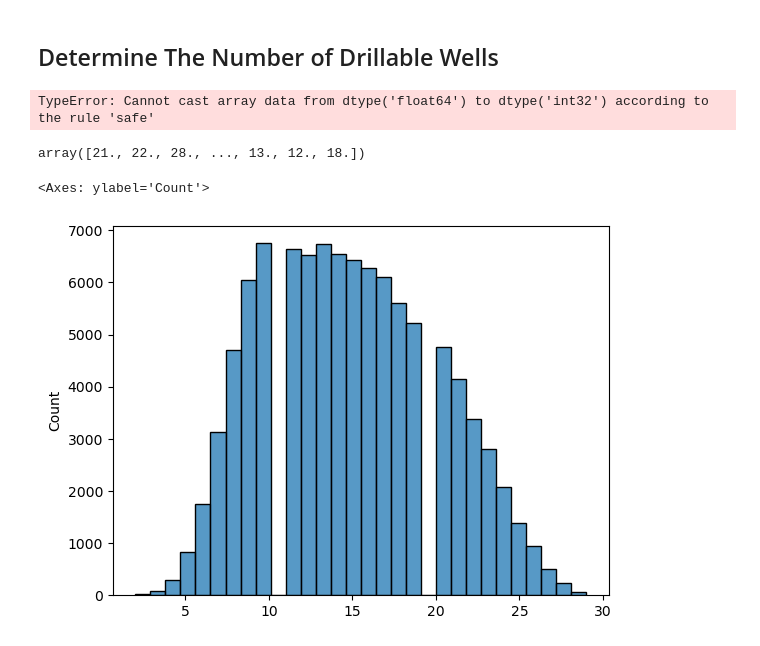
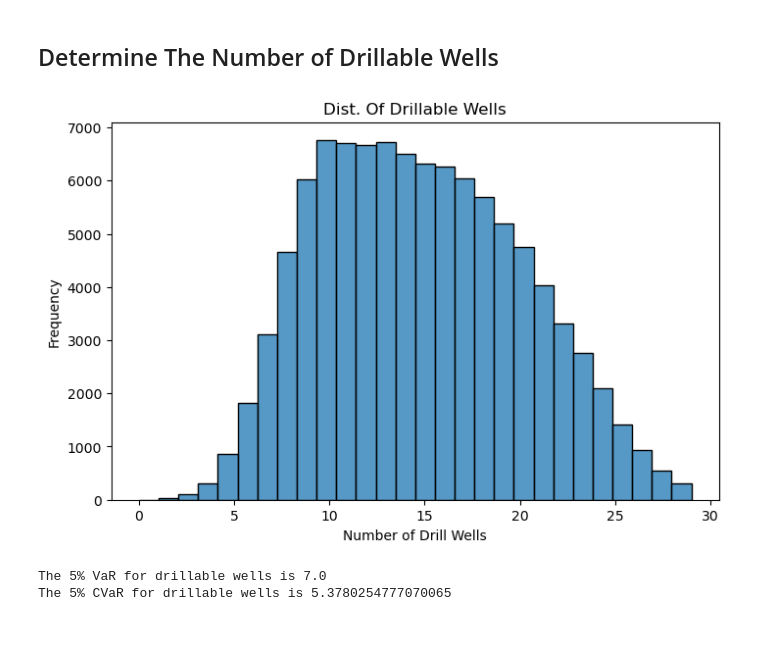
Before and after one commit to SterlingHayden/Simulation-and-Risk, a Jupyter notebook: HW/HW-03/HW-03.ipynb, the cells around one changed output. Cells and saved outputs as stored; diff of their text form; code cells hidden in the pictures.

Commit message:
fix error + add phase 1 and 2 + Var and CVaR

```diff
--- a/HW/HW-03/HW-03.ipynb
+++ b/HW/HW-03/HW-03.ipynb
@@ -48,20 +101,31 @@ plt.show()
 # %%
 # Simulate number of total wells
 num_wells = np.random.uniform(low = 10, high = 30, size=100000).astype(int) # cast as int bc cant have half a well (always rounding down)
 
 # Simulate how many of the total wells are wet
 producing_wells = np.random.binomial(n=num_wells, p=p_wet)
 
 # Simulate how many of the wet wells have hydrocarbons present
 hydrocarbon_wells = np.random.binomial(n=producing_wells, p=p_hydro)
+
+
+# Plot it out
+plt.figure(figsize=(8, 5))
+ax = sns.histplot(hydrocarbon_wells, bins=28)
+ax.set_title("Dist. Of Drillable Wells")
+ax.set_xlabel("Number of Drill Wells")
+ax.set_ylabel("Frequency")
+plt.show()
 # %% [output]
-TypeError: Cannot cast array data from dtype('float64') to dtype('int32') according to the rule 'safe'
+[figure, added]
-# %%
-num_wells
-# %% [output]
-array([21., 22., 28., ..., 13., 12., 18.])
-# %%
-sns.histplot(hydrocarbon_wells, bins=30)
-# %% [output]
-<Axes: ylabel='Count'>
-[figure, removed]
+# %%
+# VaR at 5% level
+drill_Var = np.quantile(hydrocarbon_wells, 0.05)
+print(f'The 5% VaR for drillable wells is {drill_Var}')
+
+# Conditional VaR at 5% level
+drill_CVaR = np.mean(hydrocarbon_wells[hydrocarbon_wells < drill_Var])
+print(f'The 5% CVaR for drillable wells is {drill_CVaR}')
+# %% [output]
+The 5% VaR for drillable wells is 7.0
+The 5% CVaR for drillable wells is 5.3780254777070065
```
Also changed, not shown: parts of 8 cells of this notebook.
